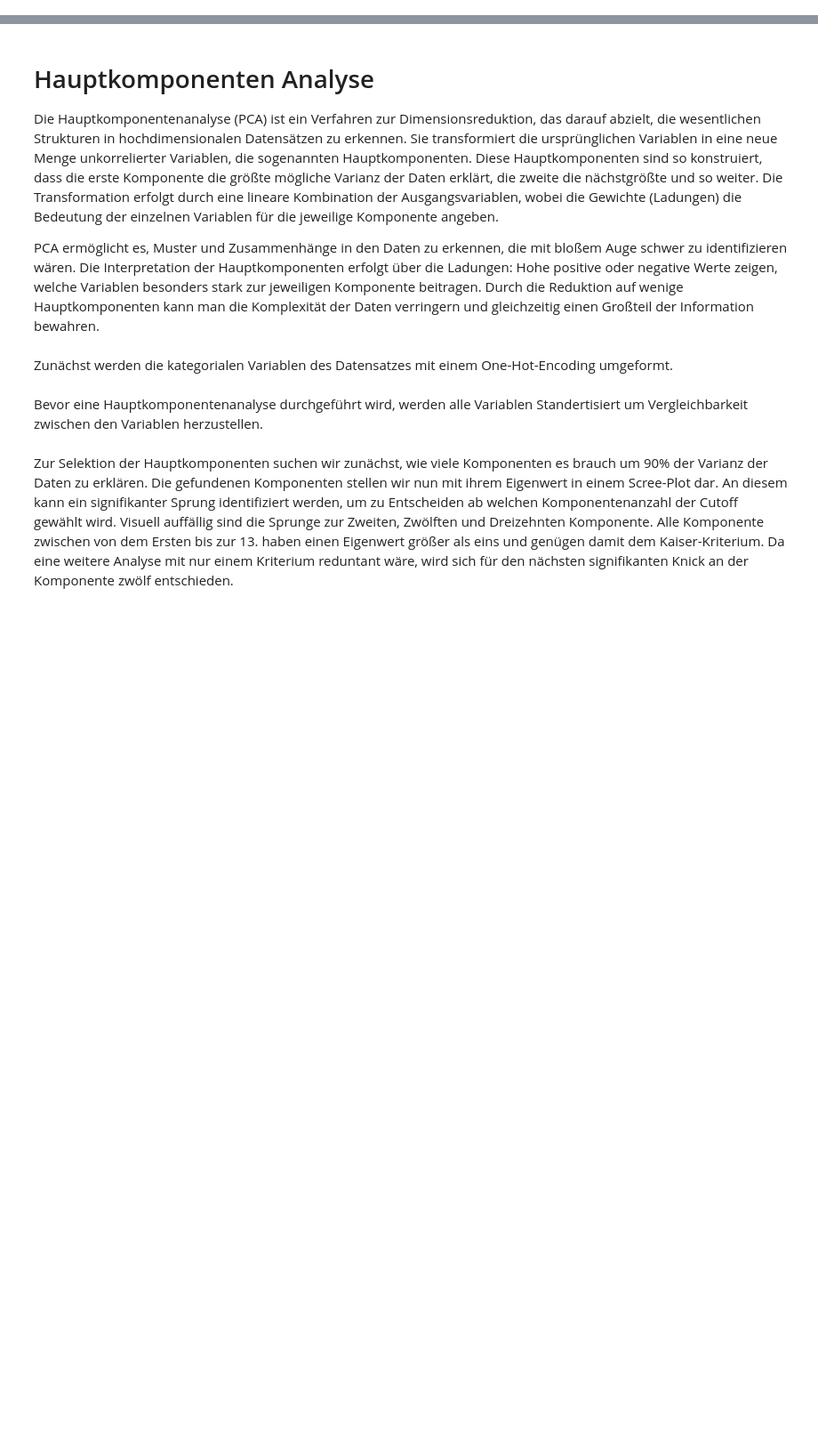
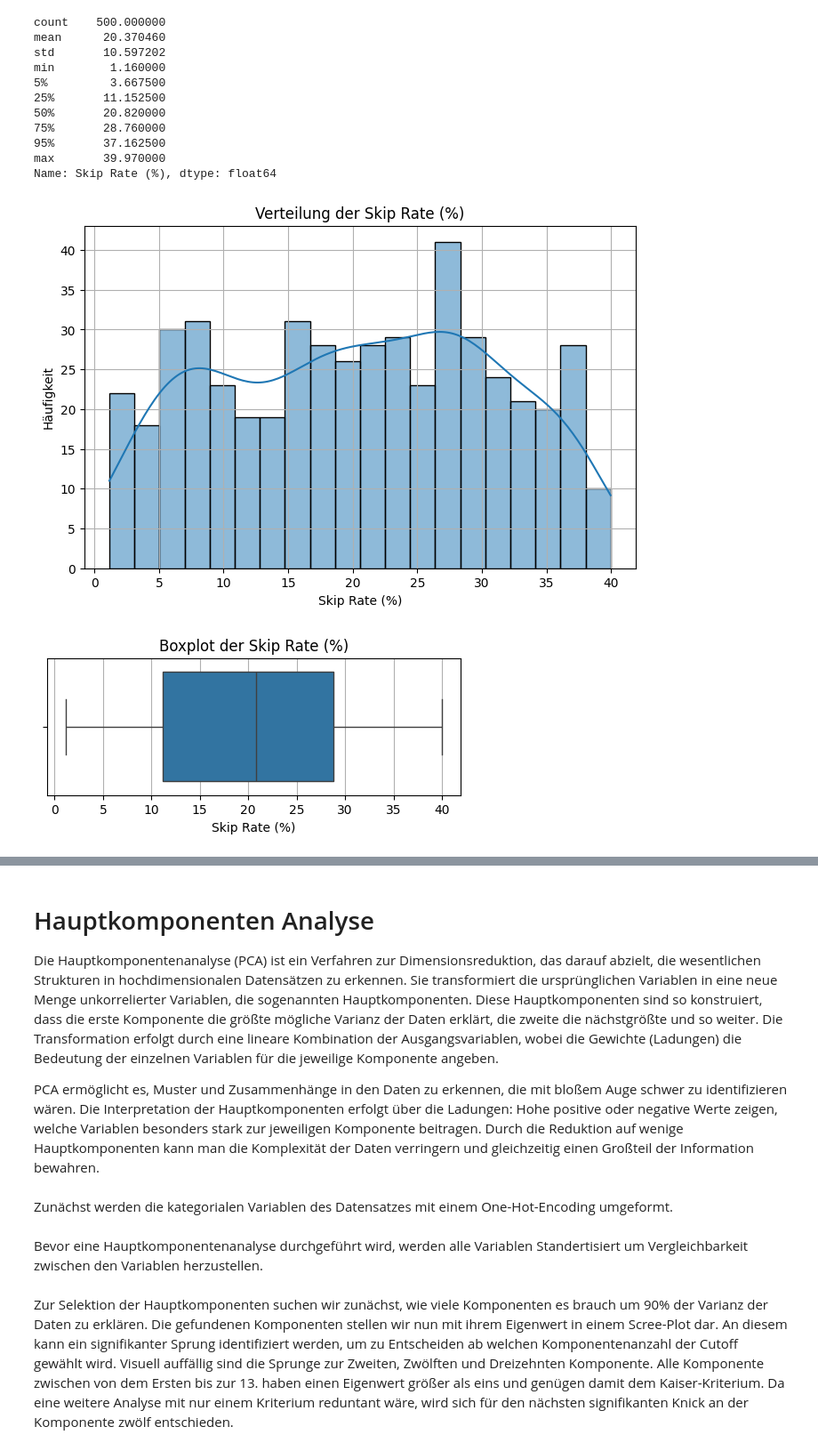
Before and after one commit to LeXeS2/spotify_angewandte_datenanalyse, a Jupyter notebook: spotify.ipynb, the cells around one changed output, grey strips where cells are left out. Shown at 89% size. Saved outputs shown, nothing was run; the diff lists cells and outputs as text; code cells hidden in the pictures; blank space fills up the shorter version.

```diff
--- a/spotify.ipynb
+++ b/spotify.ipynb
@@ -75,0 +161,35 @@ plt.show()
+# %%
+# Deskriptive Statistik
+skip_stats = df["Skip Rate (%)"].describe(percentiles=[.05, .25, .5, .75, .95])
+print(skip_stats)
+
+# Histogramm
+plt.figure(figsize=(8, 5))
+sns.histplot(df["Skip Rate (%)"], bins=20, kde=True)
+plt.title("Verteilung der Skip Rate (%)")
+plt.xlabel("Skip Rate (%)")
+plt.ylabel("Häufigkeit")
+plt.grid(True)
+plt.show()
+
+# Boxplot
+plt.figure(figsize=(6, 2))
+sns.boxplot(x=df["Skip Rate (%)"])
+plt.title("Boxplot der Skip Rate (%)")
+plt.xlabel("Skip Rate (%)")
+plt.grid(True, axis='x')
+plt.show()
+# %% [output]
+count    500.000000
+mean      20.370460
+std       10.597202
+min        1.160000
+5%         3.667500
+25%       11.152500
+50%       20.820000
+75%       28.760000
+95%       37.162500
+max       39.970000
+Name: Skip Rate (%), dtype: float64
+[figure, added]
+[figure, added]
```
Also changed, not shown: parts of 38 cells of this notebook.
